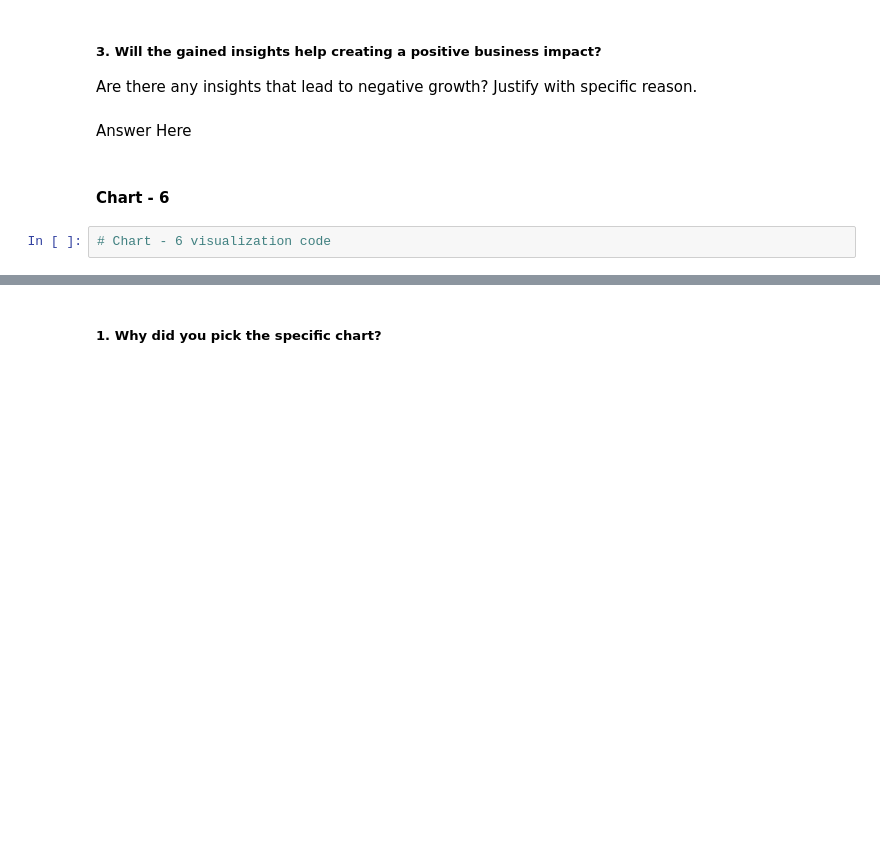
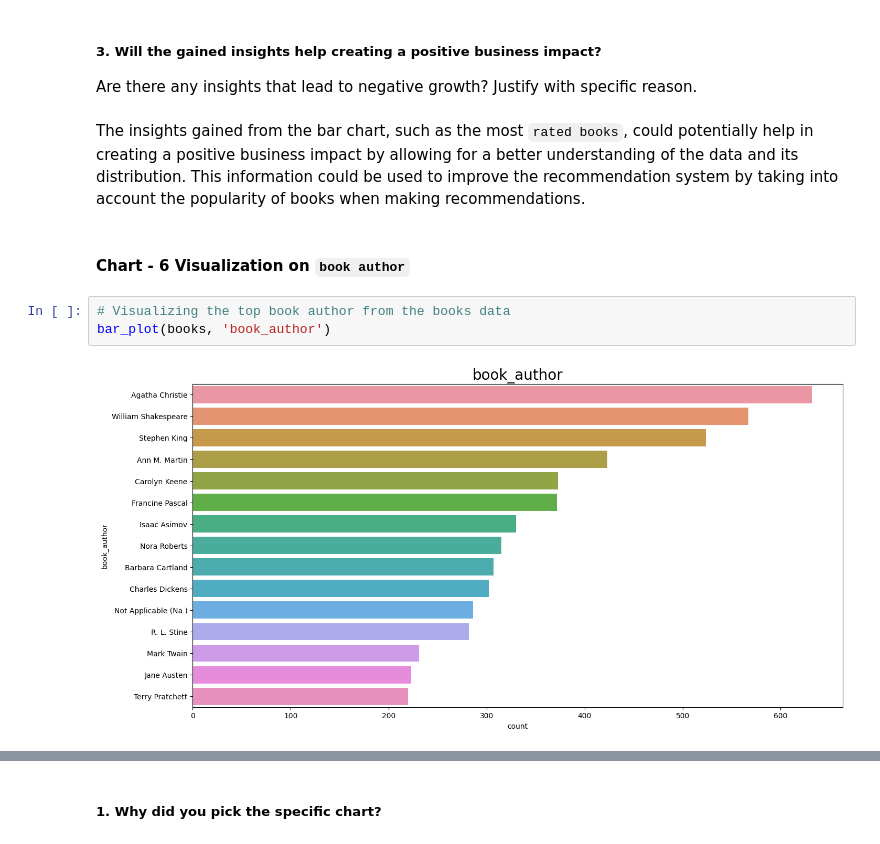
Before and after one commit to Jamal-1018/Book_Recommeder_System_Unsupervised_learning, a Jupyter notebook: Book_recommendation_sysytem_unsupervised.ipynb, the cells around one changed output, grey strips where cells are left out. Drawn from its saved outputs; the diff is of its cells as text; blank space fills up the shorter version.

```diff
--- a/Book_recommendation_sysytem_unsupervised.ipynb
+++ b/Book_recommendation_sysytem_unsupervised.ipynb
@@ -596,9 +594,12 @@ Answer Here
 # %% [markdown]
 ##### 3. Will the gained insights help creating a positive business impact?
 Are there any insights that lead to negative growth? Justify with specific reason.
-# %% [markdown]
-Answer Here
+# %% [markdown]
+The insights gained from the bar chart, such as the most `rated books`, could potentially help in creating a positive business impact by allowing for a better understanding of the data and its distribution. This information could be used to improve the recommendation system by taking into account the popularity of books when making recommendations.
 # %% [markdown]
-#### Chart - 6
+#### Chart - 6 Visualization on `book author`
-# %%
-# Chart - 6 visualization code
+# %%
+# Visualizing the top book author from the books data
+bar_plot(books, 'book_author')
+# %% [output]
+[figure, added]
```
Also changed, not shown: parts of 17 cells of this notebook.
